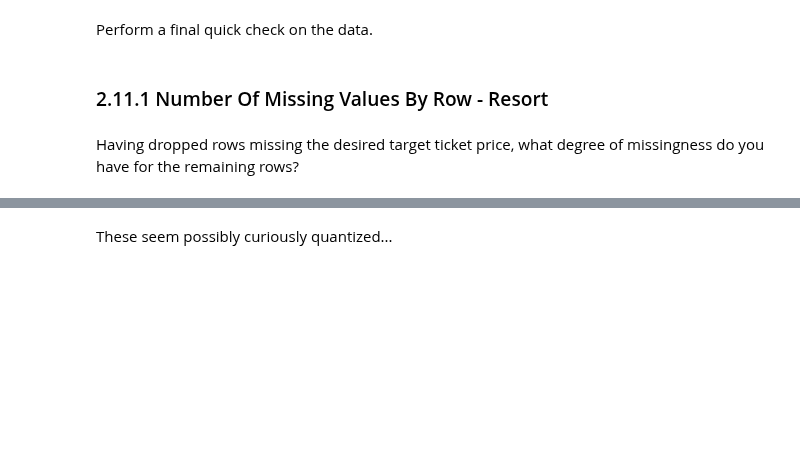
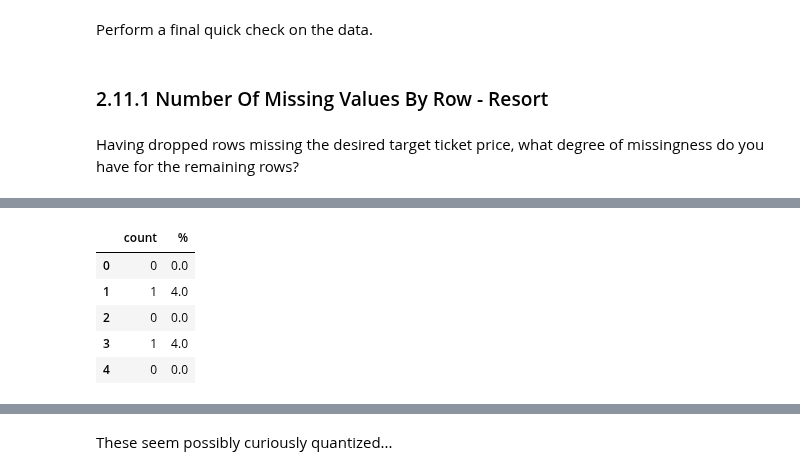
Before and after one commit to gabbycjames/DataScienceGuidedCapstone, a Jupyter notebook: Notebooks/02_data_wrangling.ipynb, the cells around one changed output, grey strips where cells are left out. Cells and saved outputs as stored; diff of their text form; code cells hidden in the pictures; blank space fills up the shorter version.

```diff
--- a/Notebooks/02_data_wrangling.ipynb
+++ b/Notebooks/02_data_wrangling.ipynb
@@ -1037,0 +1142,9 @@ missing.sort_values(by='count', ascending=False).head(10)
+# %%
+missing.head()
+# %% [output]
+|  | count | % |
+| 0 | 0 | 0.0 |
+| 1 | 1 | 4.0 |
+| 2 | 0 | 0.0 |
+| 3 | 1 | 4.0 |
+| 4 | 0 | 0.0 |
```
Also changed, not shown: parts of 25 cells of this notebook.
